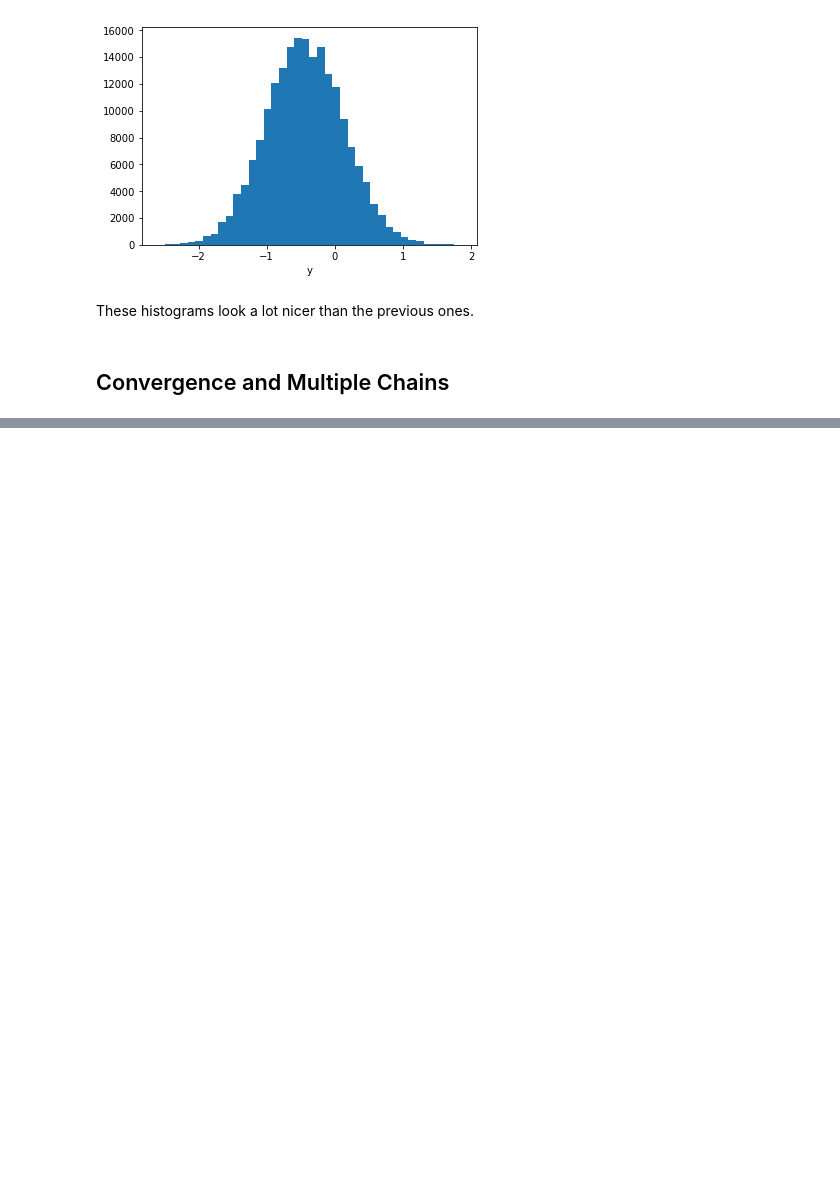
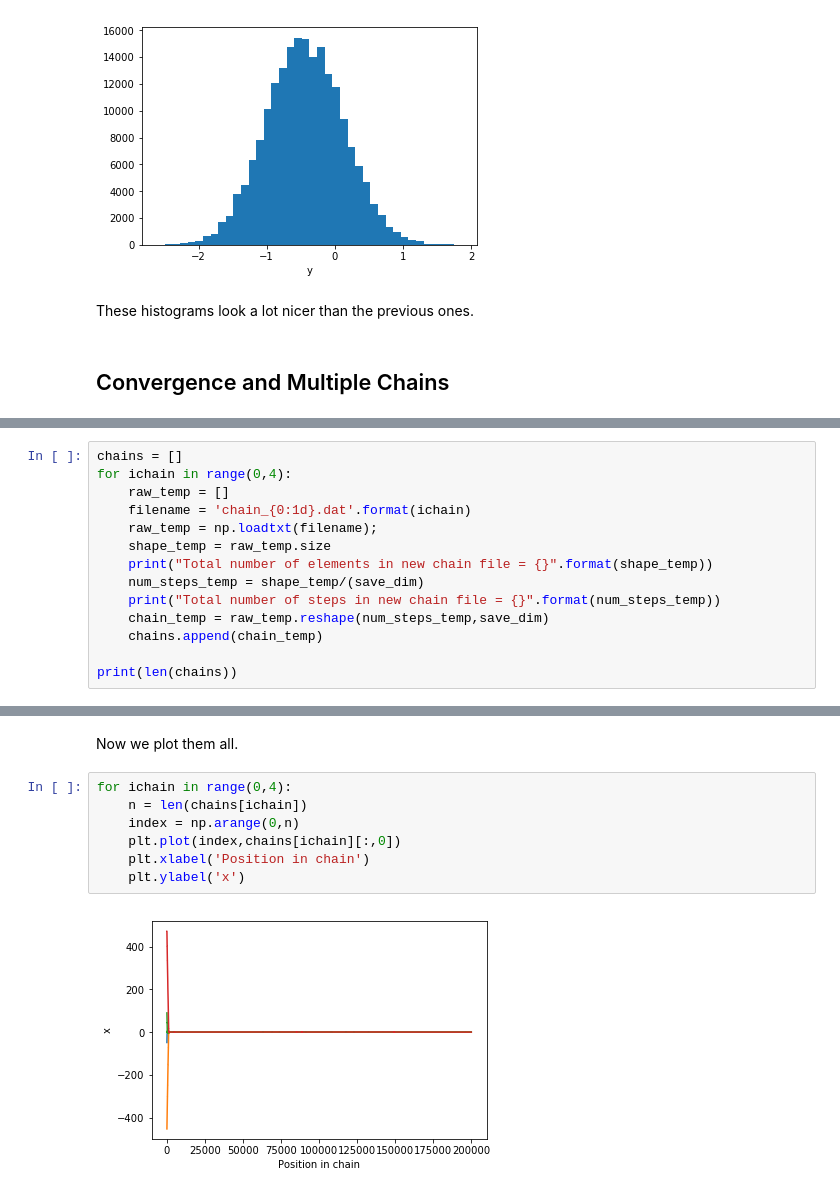
Before and after one commit to dparkins/MCMC-chain-analysis, a Jupyter notebook: MCMC_chain_analysis.ipynb, the cells around one changed output, grey strips where cells are left out. Drawn from its saved outputs; the diff is of its cells as text; blank space fills up the shorter version.

Commit message:
Added multiple chains

```diff
--- a/MCMC_chain_analysis.ipynb
+++ b/MCMC_chain_analysis.ipynb
@@ -209,0 +212,14 @@ These histograms look a lot nicer than the previous ones.
+# %%
+chains = []
+for ichain in range(0,4):
+    raw_temp = []
+    filename = 'chain_{0:1d}.dat'.format(ichain)
+    raw_temp = np.loadtxt(filename);
+    shape_temp = raw_temp.size
+    print("Total number of elements in new chain file = {}".format(shape_temp))
+    num_steps_temp = shape_temp/(save_dim)
+    print("Total number of steps in new chain file = {}".format(num_steps_temp))
+    chain_temp = raw_temp.reshape(num_steps_temp,save_dim)
+    chains.append(chain_temp)
+
+print(len(chains))
@@ -209,0 +236,11 @@ These histograms look a lot nicer than the previous ones.
+# %% [markdown]
+Now we plot them all.
+# %%
+for ichain in range(0,4):
+    n = len(chains[ichain])
+    index = np.arange(0,n)
+    plt.plot(index,chains[ichain][:,0])
+    plt.xlabel('Position in chain')
+    plt.ylabel('x')
+# %% [output]
+[figure, added]
```
Also changed, not shown: parts of 5 cells of this notebook, 5 other files.
